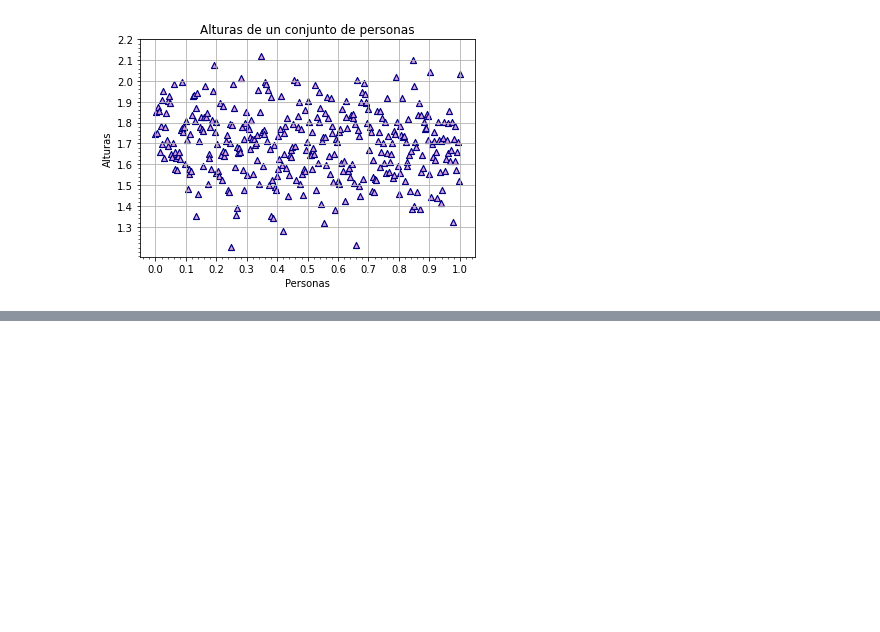
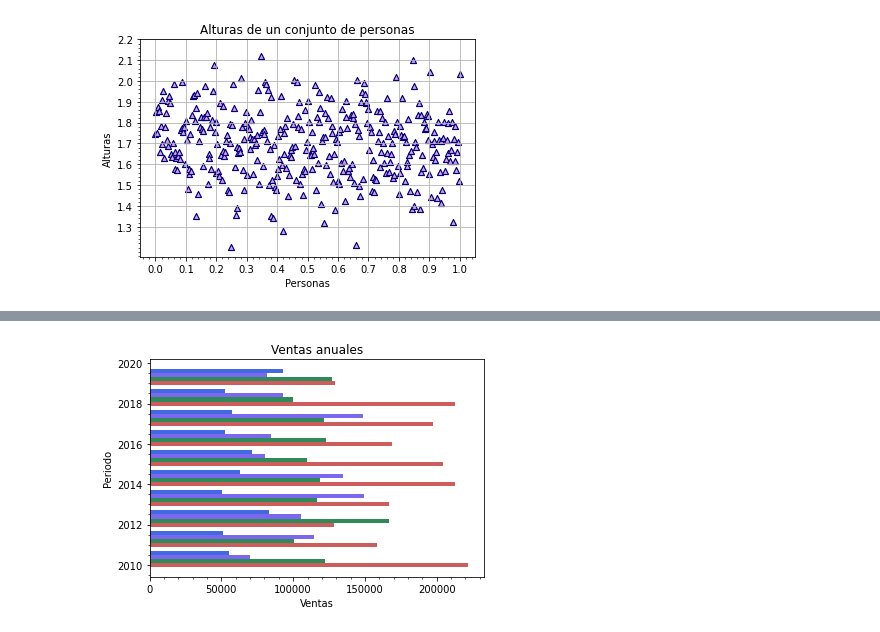
Before and after one commit to Radhe-0/Practicas, a Jupyter notebook: practicas_matplotlib.ipynb, the cells around one changed output, grey strips where cells are left out. Saved outputs shown, nothing was run; the diff lists cells and outputs as text; code cells hidden in the pictures; blank space fills up the shorter version.

```diff
--- a/practicas_matplotlib.ipynb
+++ b/practicas_matplotlib.ipynb
@@ -58,0 +86,12 @@ plt.show()
+# %%
+plt.barh(periodo,ventas_empresa4,color='indianred',height=0.2)
+plt.barh(periodo+0.2,ventas_empresa3,color='seagreen',height=0.2)
+plt.barh(periodo+0.4,ventas_empresa2,color='mediumslateblue',height=0.2)
+plt.barh(periodo+0.6,ventas_empresa1,color='royalblue',height=0.2)
+plt.xlabel('Ventas')
+plt.ylabel('Periodo')
+plt.minorticks_on()
+plt.title('Ventas anuales')
+plt.show()
+# %% [output]
+[figure, added]
```
Also changed, not shown: parts of 4 cells of this notebook.
